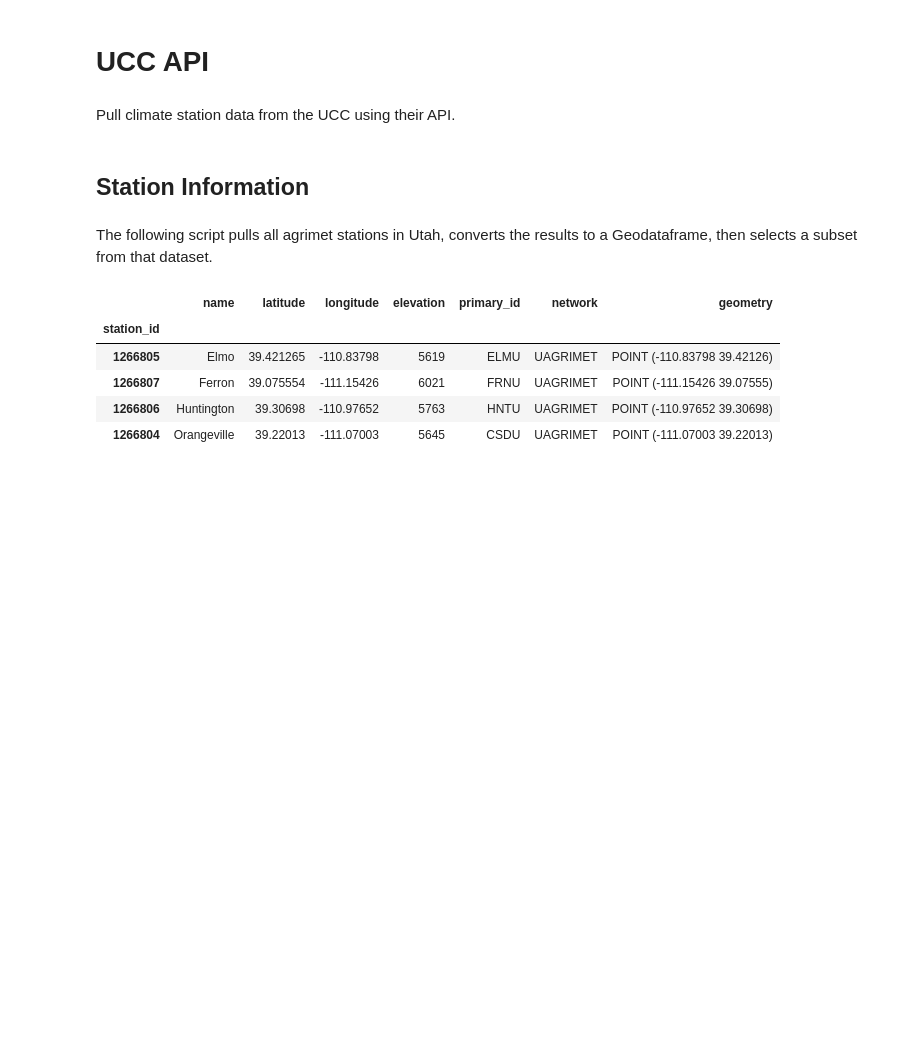
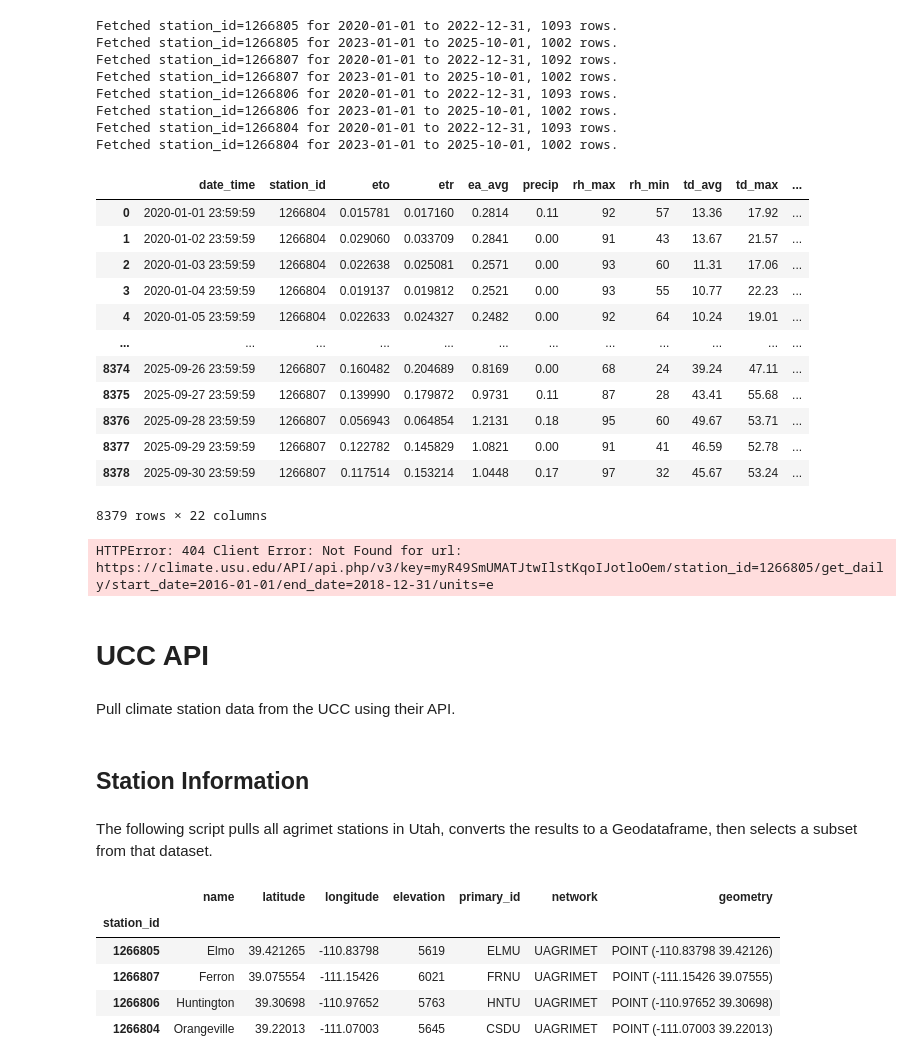
Before and after one commit to inkenbrandt/cottonwood, a Jupyter notebook: notebooks/Compile_Weather_Station_Data.ipynb, the cells around one changed output. Saved outputs shown, nothing was run; the diff lists cells and outputs as text; code cells hidden in the pictures; blank space fills up the shorter version.

```diff
--- a/notebooks/Compile_Weather_Station_Data.ipynb
+++ b/notebooks/Compile_Weather_Station_Data.ipynb
@@ -97,3 +127,72 @@ import dbconnect
+# %%
+stat_ids = list(agmet_stations[agmet_stations['name'].isin(["Elmo", "Ferron", "Orangeville", "Huntington"])]['station_id'])
+stat_ids = [str(i) for i in stat_ids]
+# %%
+cottonwood.ucc_get_daily(api_key=api_key,
+                         station_ids=stat_ids,
+                         start=pd.to_datetime("2020-01-01"),
+                         end=pd.to_datetime("2025-10-01"),
+                         )
+# %% [output]
+Fetched station_id=1266805 for 2020-01-01 to 2022-12-31, 1093 rows.
+Fetched station_id=1266805 for 2023-01-01 to 2025-10-01, 1002 rows.
+Fetched station_id=1266807 for 2020-01-01 to 2022-12-31, 1092 rows.
+Fetched station_id=1266807 for 2023-01-01 to 2025-10-01, 1002 rows.
+Fetched station_id=1266806 for 2020-01-01 to 2022-12-31, 1093 rows.
+Fetched station_id=1266806 for 2023-01-01 to 2025-10-01, 1002 rows.
+Fetched station_id=1266804 for 2020-01-01 to 2022-12-31, 1093 rows.
+Fetched station_id=1266804 for 2023-01-01 to 2025-10-01, 1002 rows.
+|  | date_time | station_id | eto | etr | ea_avg | precip | rh_max | rh_min | td_avg | td_max | ... |
+| 0 | 2020-01-01 23:59:59 | 1266804 | 0.015781 | 0.017160 | 0.2814 | 0.11 | 92 | 57 | 13.36 | 17.92 | ... |
+| 1 | 2020-01-02 23:59:59 | 1266804 | 0.029060 | 0.033709 | 0.2841 | 0.00 | 91 | 43 | 13.67 | 21.57 | ... |
+| 2 | 2020-01-03 23:59:59 | 1266804 | 0.022638 | 0.025081 | 0.2571 | 0.00 | 93 | 60 | 11.31 | 17.06 | ... |
+| 3 | 2020-01-04 23:59:59 | 1266804 | 0.019137 | 0.019812 | 0.2521 | 0.00 | 93 | 55 | 10.77 | 22.23 | ... |
+| 4 | 2020-01-05 23:59:59 | 1266804 | 0.022633 | 0.024327 | 0.2482 | 0.00 | 92 | 64 | 10.24 | 19.01 | ... |
+| ... | ... | ... | ... | ... | ... | ... | ... | ... | ... | ... | ... |
+| 8374 | 2025-09-26 23:59:59 | 1266807 | 0.160482 | 0.204689 | 0.8169 | 0.00 | 68 | 24 | 39.24 | 47.11 | ... |
+| 8375 | 2025-09-27 23:59:59 | 1266807 | 0.139990 | 0.179872 | 0.9731 | 0.11 | 87 | 28 | 43.41 | 55.68 | ... |
+| 8376 | 2025-09-28 23:59:59 | 1266807 | 0.056943 | 0.064854 | 1.2131 | 0.18 | 95 | 60 | 49.67 | 53.71 | ... |
+| 8377 | 2025-09-29 23:59:59 | 1266807 | 0.122782 | 0.145829 | 1.0821 | 0.00 | 91 | 41 | 46.59 | 52.78 | ... |
+| 8378 | 2025-09-30 23:59:59 | 1266807 | 0.117514 | 0.153214 | 1.0448 | 0.17 | 97 | 32 | 45.67 | 53.24 | ... |
+8379 rows × 22 columns
+# %%
+sys.path.append("../src")
+
+from cottonwood import (
+    compile_weather_stations,
+    export_to_excel,
+    export_stations_gpkg
+)
+from dotenv import load_dotenv
+import os
+
+load_dotenv()  # reads .env in current dir
+api_key = os.getenv("UCC_API")
+
+
+result = compile_weather_stations(
+    api_key=api_key,
+    study_station_names=["Elmo", "Ferron", "Orangeville", "Huntington"],
+    ucc_network="UAGRIMET",
+    ucc_daily_range=("2016-01-01", "2020-12-31"),
+    snotel_map={
+        714: ("UT","Red Pine Ridge"),
+        612: ("UT","Mammoth-Cottonwood"),
+        # ...
+    },
+    mesowest_dir="/path/to/Mesowest"
+)
+
+export_to_excel("climate_data.xlsx",
+    ucc_stations=result["ucc_stations"],
+    ucc_daily=result["ucc_daily"],
+    snotel_daily=result["snotel_daily"],
+    mesowest_meta=result["mesowest_meta"],
+    station_catalog=result["station_catalog"],
+)
+export_stations_gpkg("station_info.gpkg", result["station_catalog"])
+# %% [output]
+HTTPError: 404 Client Error: Not Found for url: https://climate.usu.edu/API/api.php/v3/key=myR49SmUMATJtwIlstKqoIJotloOem/station_id=1266805/get_daily/start_date=2016-01-01/end_date=2018-12-31/units=e
 # %% [markdown]
 # UCC API
 # %% [markdown]
```
Also changed, not shown: parts of 7 cells of this notebook, 7 other files.
